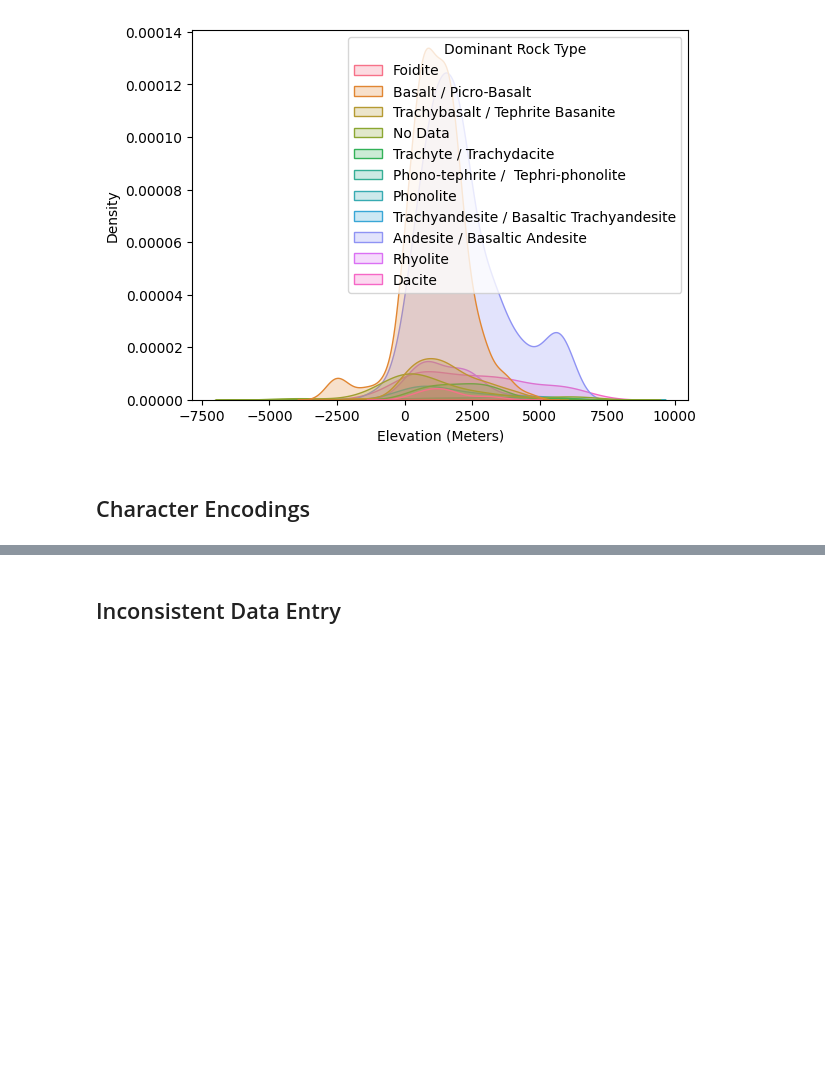
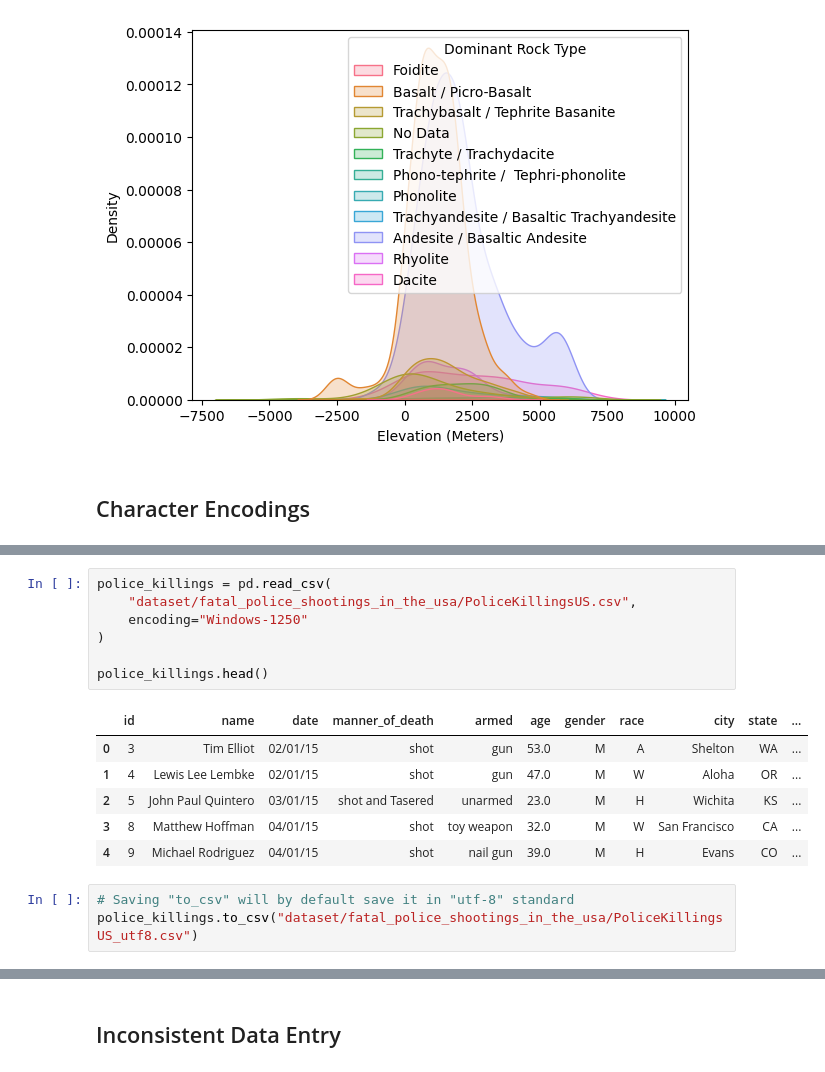
Before and after one commit to sachs7/Coursera-Machine-Learning-Specialization, a Jupyter notebook: Extras/Data_Cleaning/basics.ipynb, the cells around one changed output, grey strips where cells are left out. Cells and saved outputs as stored; diff of their text form; blank space fills up the shorter version.

Commit message:
char_encodings (#20)

```diff
--- a/Extras/Data_Cleaning/basics.ipynb
+++ b/Extras/Data_Cleaning/basics.ipynb
@@ -656,0 +693,17 @@ sns.kdeplot(data=volcanos, x="Elevation (Meters)", hue="Dominant Rock Type", fil
+# %%
+police_killings = pd.read_csv(
+    "dataset/fatal_police_shootings_in_the_usa/PoliceKillingsUS.csv",
+    encoding="Windows-1250"
+)
+
+police_killings.head()
+# %% [output]
+|  | id | name | date | manner_of_death | armed | age | gender | race | city | state | ... |
+| 0 | 3 | Tim Elliot | 02/01/15 | shot | gun | 53.0 | M | A | Shelton | WA | ... |
+| 1 | 4 | Lewis Lee Lembke | 02/01/15 | shot | gun | 47.0 | M | W | Aloha | OR | ... |
+| 2 | 5 | John Paul Quintero | 03/01/15 | shot and Tasered | unarmed | 23.0 | M | H | Wichita | KS | ... |
+| 3 | 8 | Matthew Hoffman | 04/01/15 | shot | toy weapon | 32.0 | M | W | San Francisco | CA | ... |
+| 4 | 9 | Michael Rodriguez | 04/01/15 | shot | nail gun | 39.0 | M | H | Evans | CO | ... |
+# %%
+# Saving "to_csv" will by default save it in "utf-8" standard
+police_killings.to_csv("dataset/fatal_police_shootings_in_the_usa/PoliceKillingsUS_utf8.csv")
```
Also changed, not shown: parts of 7 cells of this notebook.
